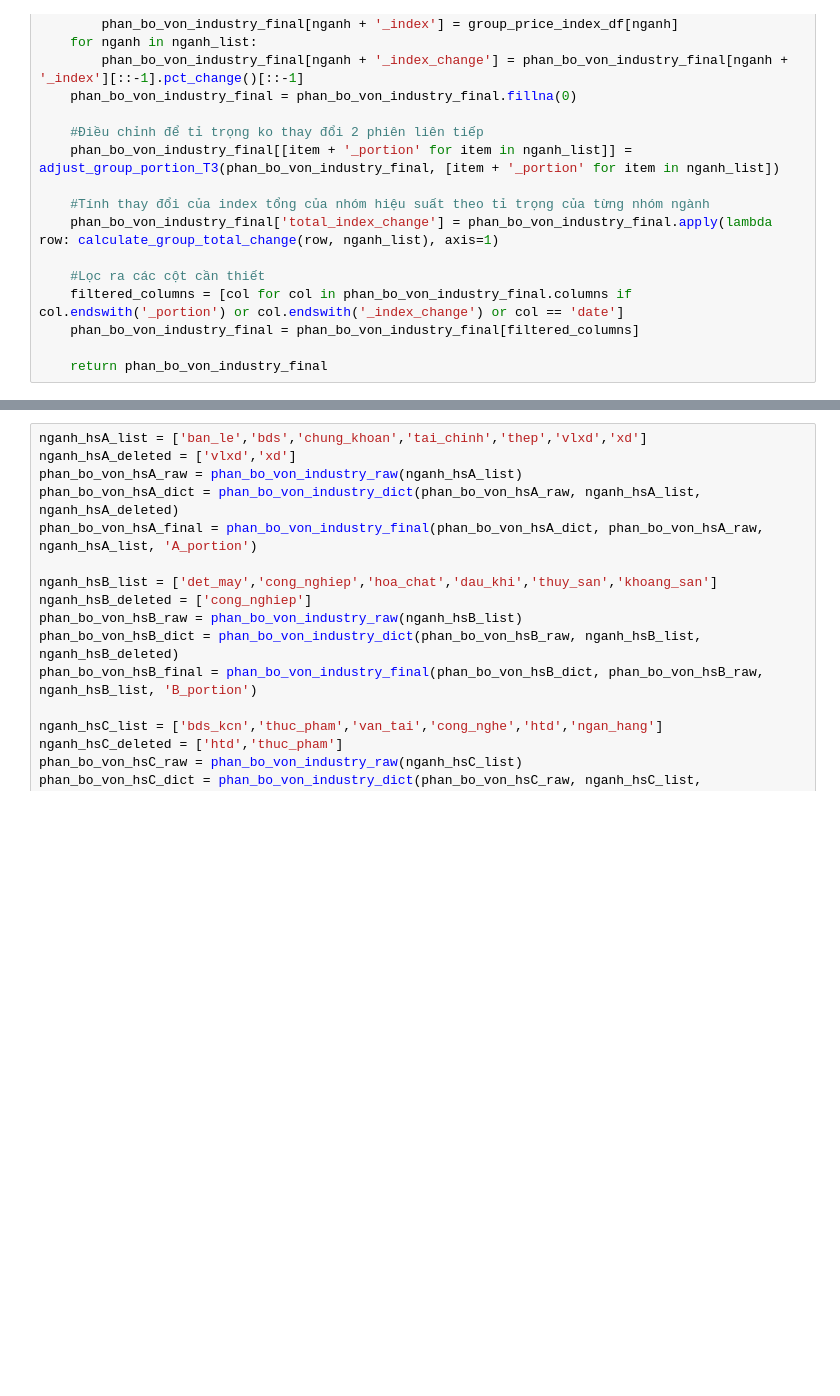
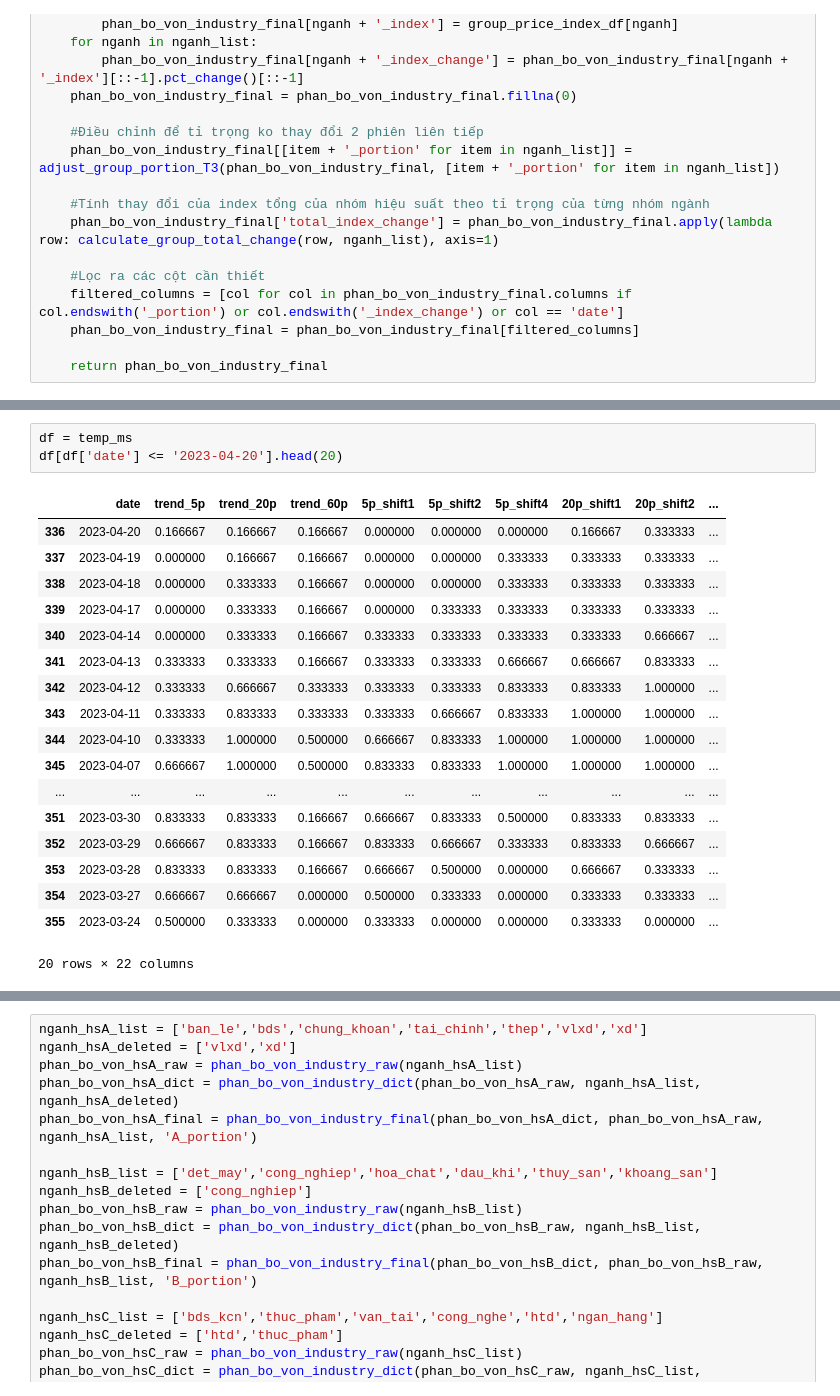
Before and after one commit to twan507/t2m-pycode, a Jupyter notebook: capital_allocation/capital-allocation.ipynb, the cells around one changed output, grey strips where cells are left out. Cells and saved outputs as stored; diff of their text form; blank space fills up the shorter version.

```diff
--- a/capital_allocation/capital-allocation.ipynb
+++ b/capital_allocation/capital-allocation.ipynb
@@ -1428,0 +1450,22 @@ def phan_bo_von_industry_final(phan_bo_von_industry_dict, phan_bo_von_industry_r
+# %%
+df = temp_ms
+df[df['date'] <= '2023-04-20'].head(20)
+# %% [output]
+|  | date | trend_5p | trend_20p | trend_60p | 5p_shift1 | 5p_shift2 | 5p_shift4 | 20p_shift1 | 20p_shift2 | ... |
+| 336 | 2023-04-20 | 0.166667 | 0.166667 | 0.166667 | 0.000000 | 0.000000 | 0.000000 | 0.166667 | 0.333333 | ... |
+| 337 | 2023-04-19 | 0.000000 | 0.166667 | 0.166667 | 0.000000 | 0.000000 | 0.333333 | 0.333333 | 0.333333 | ... |
+| 338 | 2023-04-18 | 0.000000 | 0.333333 | 0.166667 | 0.000000 | 0.000000 | 0.333333 | 0.333333 | 0.333333 | ... |
+| 339 | 2023-04-17 | 0.000000 | 0.333333 | 0.166667 | 0.000000 | 0.333333 | 0.333333 | 0.333333 | 0.333333 | ... |
+| 340 | 2023-04-14 | 0.000000 | 0.333333 | 0.166667 | 0.333333 | 0.333333 | 0.333333 | 0.333333 | 0.666667 | ... |
+| 341 | 2023-04-13 | 0.333333 | 0.333333 | 0.166667 | 0.333333 | 0.333333 | 0.666667 | 0.666667 | 0.833333 | ... |
+| 342 | 2023-04-12 | 0.333333 | 0.666667 | 0.333333 | 0.333333 | 0.333333 | 0.833333 | 0.833333 | 1.000000 | ... |
+| 343 | 2023-04-11 | 0.333333 | 0.833333 | 0.333333 | 0.333333 | 0.666667 | 0.833333 | 1.000000 | 1.000000 | ... |
+| 344 | 2023-04-10 | 0.333333 | 1.000000 | 0.500000 | 0.666667 | 0.833333 | 1.000000 | 1.000000 | 1.000000 | ... |
+| 345 | 2023-04-07 | 0.666667 | 1.000000 | 0.500000 | 0.833333 | 0.833333 | 1.000000 | 1.000000 | 1.000000 | ... |
+| ... | ... | ... | ... | ... | ... | ... | ... | ... | ... | ... |
+| 351 | 2023-03-30 | 0.833333 | 0.833333 | 0.166667 | 0.666667 | 0.833333 | 0.500000 | 0.833333 | 0.833333 | ... |
+| 352 | 2023-03-29 | 0.666667 | 0.833333 | 0.166667 | 0.833333 | 0.666667 | 0.333333 | 0.833333 | 0.666667 | ... |
+| 353 | 2023-03-28 | 0.833333 | 0.833333 | 0.166667 | 0.666667 | 0.500000 | 0.000000 | 0.666667 | 0.333333 | ... |
+| 354 | 2023-03-27 | 0.666667 | 0.666667 | 0.000000 | 0.500000 | 0.333333 | 0.000000 | 0.333333 | 0.333333 | ... |
+| 355 | 2023-03-24 | 0.500000 | 0.333333 | 0.000000 | 0.333333 | 0.000000 | 0.000000 | 0.333333 | 0.000000 | ... |
+20 rows × 22 columns
```
Also changed, not shown: parts of 5 cells of this notebook, 3 other files.
